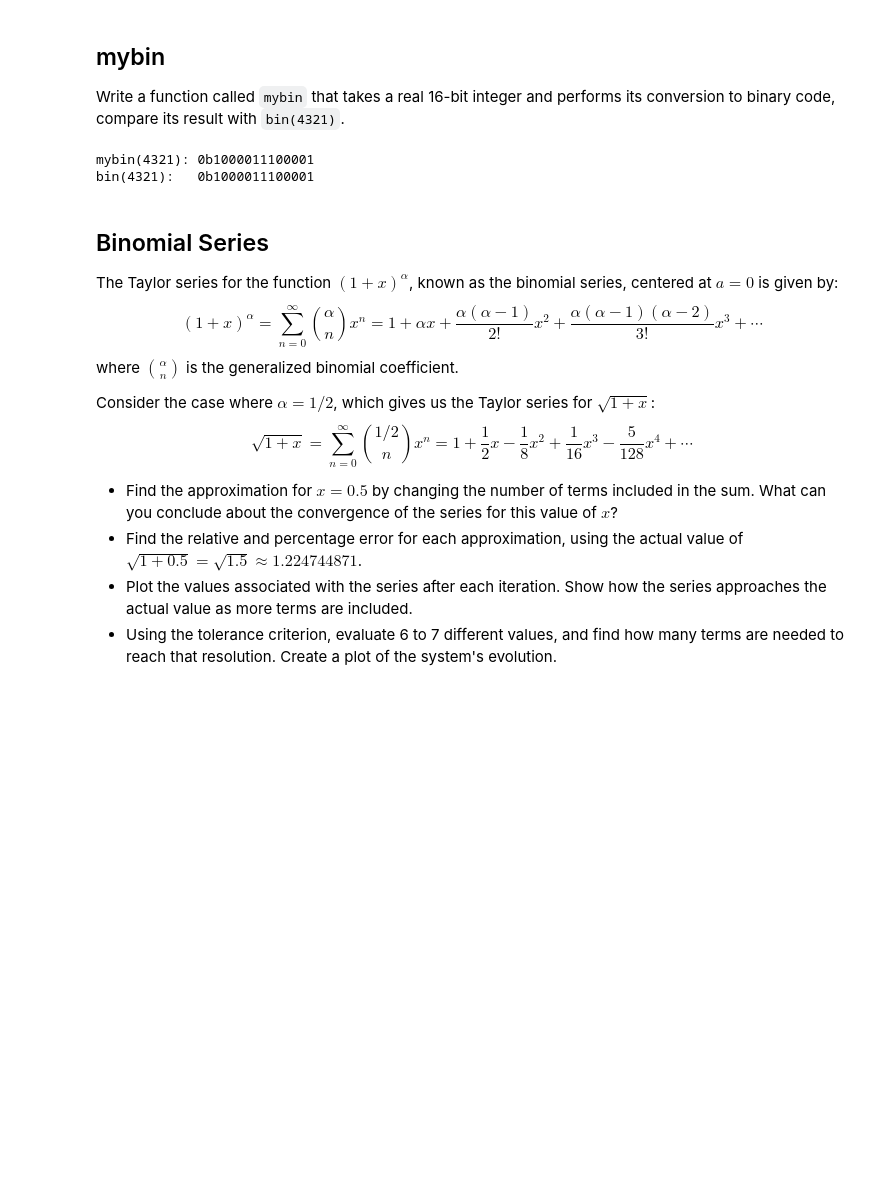
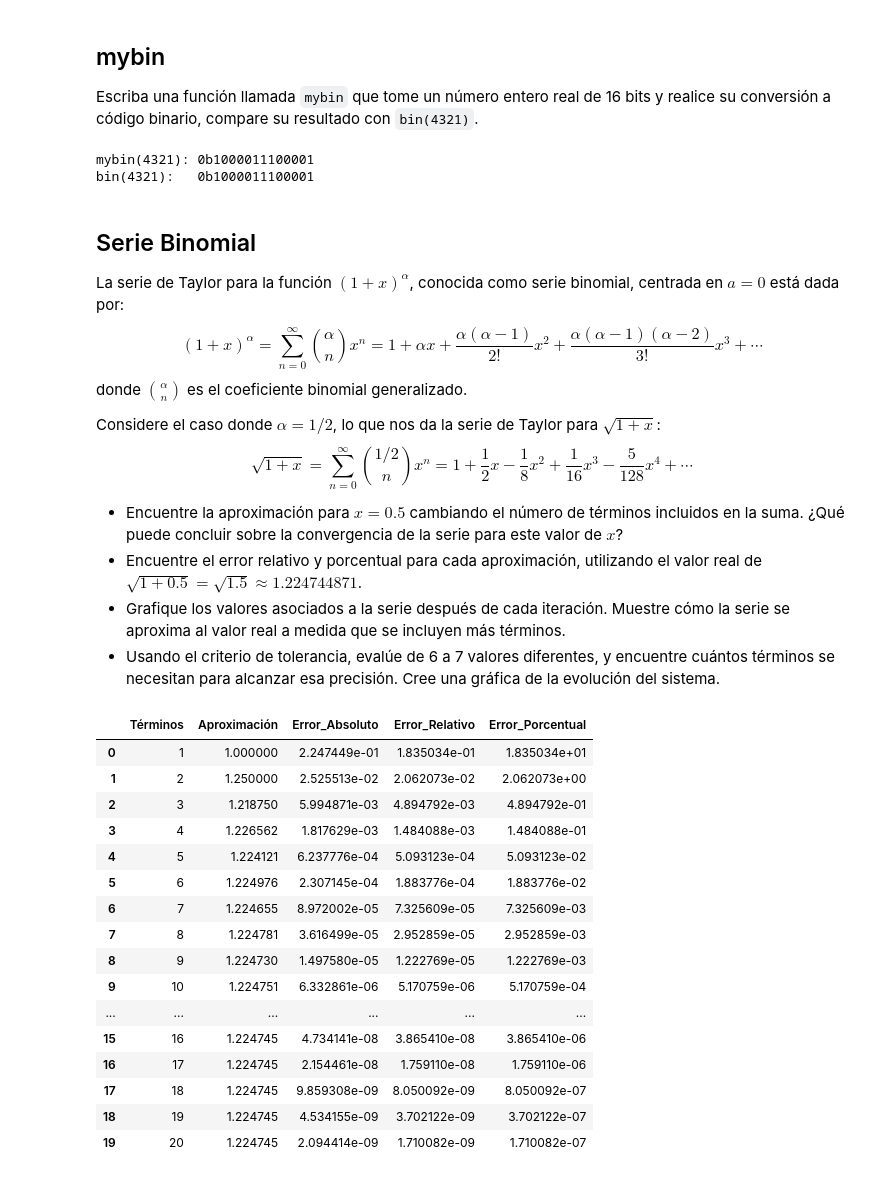
Before and after one commit to danielruizm16/ComputationalMethods_2026_I, a Jupyter notebook: Rep_Numérica_Errores/Rep_Numérica_Errores.ipynb, the cells around one changed output. Saved outputs shown, nothing was run; the diff lists cells and outputs as text; code cells hidden in the pictures; blank space fills up the shorter version.

```diff
--- a/Rep_Numérica_Errores/Rep_Numérica_Errores.ipynb
+++ b/Rep_Numérica_Errores/Rep_Numérica_Errores.ipynb
@@ -9,8 +9,7 @@ import matplotlib.pyplot as plt
 import pandas as pd
 # %% [markdown]
 ## mybin
-
-Write a function called `mybin` that takes a real 16-bit integer and performs its conversion to binary code, compare its result with `bin(4321)`.
+Escriba una función llamada `mybin` que tome un número entero real de 16 bits y realice su conversión a código binario, compare su resultado con `bin(4321)`.
 # %%
 def mybin(num):
     """
@@ -52,16 +51,16 @@ print(f"bin({number}):   {python_result}")
 mybin(4321): 0b1000011100001
 bin(4321):   0b1000011100001
 # %% [markdown]
-## Binomial Series
-The Taylor series for the function $(1+x)^\alpha$, known as the binomial series, centered at $a=0$ is given by:
+## Serie Binomial
+La serie de Taylor para la función $(1+x)^\alpha$, conocida como serie binomial, centrada en $a=0$ está dada por:
 $$(1+x)^\alpha = \sum_{n=0}^{\infty} \binom{\alpha}{n} x^n = 1 + \alpha x + \frac{\alpha(\alpha-1)}{2!} x^2 + \frac{\alpha(\alpha-1)(\alpha-2)}{3!} x^3 + \cdots$$
-where $\binom{\alpha}{n}$ is the generalized binomial coefficient.
+donde $\binom{\alpha}{n}$ es el coeficiente binomial generalizado.
 
-Consider the case where $\alpha = 1/2$, which gives us the Taylor series for $\sqrt{1+x}$:
+Considere el caso donde $\alpha = 1/2$, lo que nos da la serie de Taylor para $\sqrt{1+x}$:
 $$\sqrt{1+x} = \sum_{n=0}^{\infty} \binom{1/2}{n} x^n = 1 + \frac{1}{2} x - \frac{1}{8} x^2 + \frac{1}{16} x^3 - \frac{5}{128} x^4 + \cdots$$
 
-- Find the approximation for $x = 0.5$ by changing the number of terms included in the sum. What can you conclude about the convergence of the series for this value of $x$?
-- Find the relative and percentage error for each approximation, using the actual value of $\sqrt{1+0.5} = \sqrt{1.5} \approx 1.224744871$.
-- Plot the values associated with the series after each iteration. Show how the series approaches the actual value as more terms are included.
-- Using the tolerance criterion, evaluate 6 to 7 different values, and find how many terms are needed to reach that resolution. Create a plot of the system's evolution.
+- Encuentre la aproximación para $x = 0.5$ cambiando el número de términos incluidos en la suma. ¿Qué puede concluir sobre la convergencia de la serie para este valor de $x$?
+- Encuentre el error relativo y porcentual para cada aproximación, utilizando el valor real de $\sqrt{1+0.5} = \sqrt{1.5} \approx 1.224744871$.
+- Grafique los valores asociados a la serie después de cada iteración. Muestre cómo la serie se aproxima al valor real a medida que se incluyen más términos.
+- Usando el criterio de tolerancia, evalúe de 6 a 7 valores diferentes, y encuentre cuántos términos se necesitan para alcanzar esa precisión. Cree una gráfica de la evolución del sistema.
 # %%
@@ -109 +82,49 @@ for n_terms in range(1, max_terms + 1):
+# %%
+# Parámetros
+x = 0.5
+alpha = 0.5
+max_terminos = 20
+valor_real = np.sqrt(1+x)
+
+# Calcula aproximaciones para diferentes números de términos
+resultados = []
+aproximaciones = []
+
+for n_terminos in range(1, max_terminos + 1):
+    aprox = aproximacion_taylor_binomial(x, alpha, n_terminos)
+    aproximaciones.append(aprox)
+
+    error_absoluto = abs(valor_real - aprox)
+    error_relativo = error_absoluto / valor_real
+    error_porcentual = error_relativo * 100
+
+    resultados.append({
+        'Términos': n_terminos,
+        'Aproximación': aprox,
+        'Error_Absoluto': error_absoluto,
+        'Error_Relativo': error_relativo,
+        'Error_Porcentual': error_porcentual
+    })
+
+# Crear DataFrame
+df = pd.DataFrame(resultados)
+df
+# %% [output]
+|  | Términos | Aproximación | Error_Absoluto | Error_Relativo | Error_Porcentual |
+| 0 | 1 | 1.000000 | 2.247449e-01 | 1.835034e-01 | 1.835034e+01 |
+| 1 | 2 | 1.250000 | 2.525513e-02 | 2.062073e-02 | 2.062073e+00 |
+| 2 | 3 | 1.218750 | 5.994871e-03 | 4.894792e-03 | 4.894792e-01 |
+| 3 | 4 | 1.226562 | 1.817629e-03 | 1.484088e-03 | 1.484088e-01 |
+| 4 | 5 | 1.224121 | 6.237776e-04 | 5.093123e-04 | 5.093123e-02 |
+| 5 | 6 | 1.224976 | 2.307145e-04 | 1.883776e-04 | 1.883776e-02 |
+| 6 | 7 | 1.224655 | 8.972002e-05 | 7.325609e-05 | 7.325609e-03 |
+| 7 | 8 | 1.224781 | 3.616499e-05 | 2.952859e-05 | 2.952859e-03 |
+| 8 | 9 | 1.224730 | 1.497580e-05 | 1.222769e-05 | 1.222769e-03 |
+| 9 | 10 | 1.224751 | 6.332861e-06 | 5.170759e-06 | 5.170759e-04 |
+| ... | ... | ... | ... | ... | ... |
+| 15 | 16 | 1.224745 | 4.734141e-08 | 3.865410e-08 | 3.865410e-06 |
+| 16 | 17 | 1.224745 | 2.154461e-08 | 1.759110e-08 | 1.759110e-06 |
+| 17 | 18 | 1.224745 | 9.859308e-09 | 8.050092e-09 | 8.050092e-07 |
+| 18 | 19 | 1.224745 | 4.534155e-09 | 3.702122e-09 | 3.702122e-07 |
+| 19 | 20 | 1.224745 | 2.094414e-09 | 1.710082e-09 | 1.710082e-07 |
 # %%
```
Also changed, not shown: parts of 11 cells of this notebook, 3 other files.
